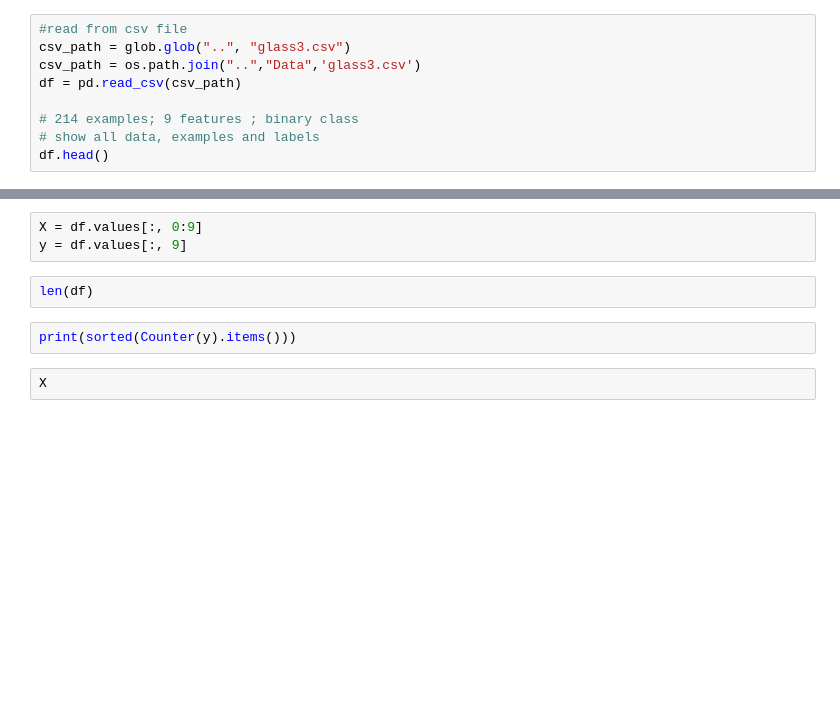
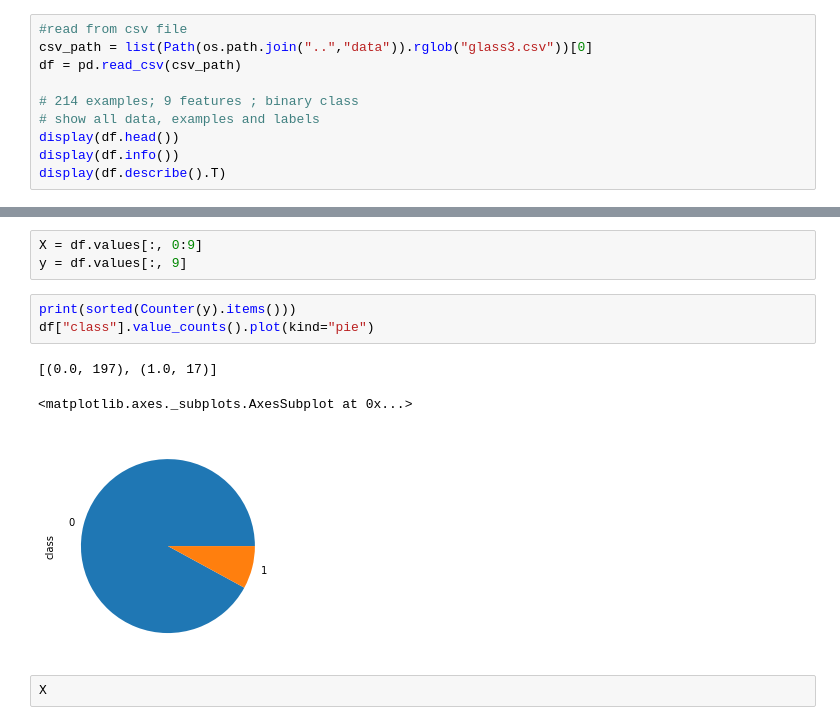
Before and after one commit to winwinteam/imbalance-data, a Jupyter notebook: source code/Random+UnderSampling.ipynb, the cells around one changed output, grey strips where cells are left out. Drawn from its saved outputs; the diff is of its cells as text; blank space fills up the shorter version.

```diff
--- a/source code/Random+UnderSampling.ipynb
+++ b/source code/Random+UnderSampling.ipynb
@@ -16,10 +18,11 @@ warnings.filterwarnings("ignore")
 # %%
 #read from csv file
-csv_path = glob.glob("..", "glass3.csv")
-csv_path = os.path.join("..","Data",'glass3.csv')
+csv_path = list(Path(os.path.join("..","data")).rglob("glass3.csv"))[0]
 df = pd.read_csv(csv_path)
 
 # 214 examples; 9 features ; binary class
 # show all data, examples and labels
-df.head()
+display(df.head())
+display(df.info())
+display(df.describe().T)
 # %% [output]
@@ -27,10 +64,13 @@ FileNotFoundError: [Errno 2] No such file or directory: '..\\Data\\glass3.csv'
 # %%
 X = df.values[:, 0:9]
 y = df.values[:, 9]
-# %%
-len(df)
 # %%
 print(sorted(Counter(y).items()))
+df["class"].value_counts().plot(kind="pie")
+# %% [output]
+[(0.0, 197), (1.0, 17)]
+<matplotlib.axes._subplots.AxesSubplot at 0x...>
+[figure, added]
 # %%
 X
 # %%
```
Also changed, not shown: parts of 8 cells of this notebook, 2 other files.
